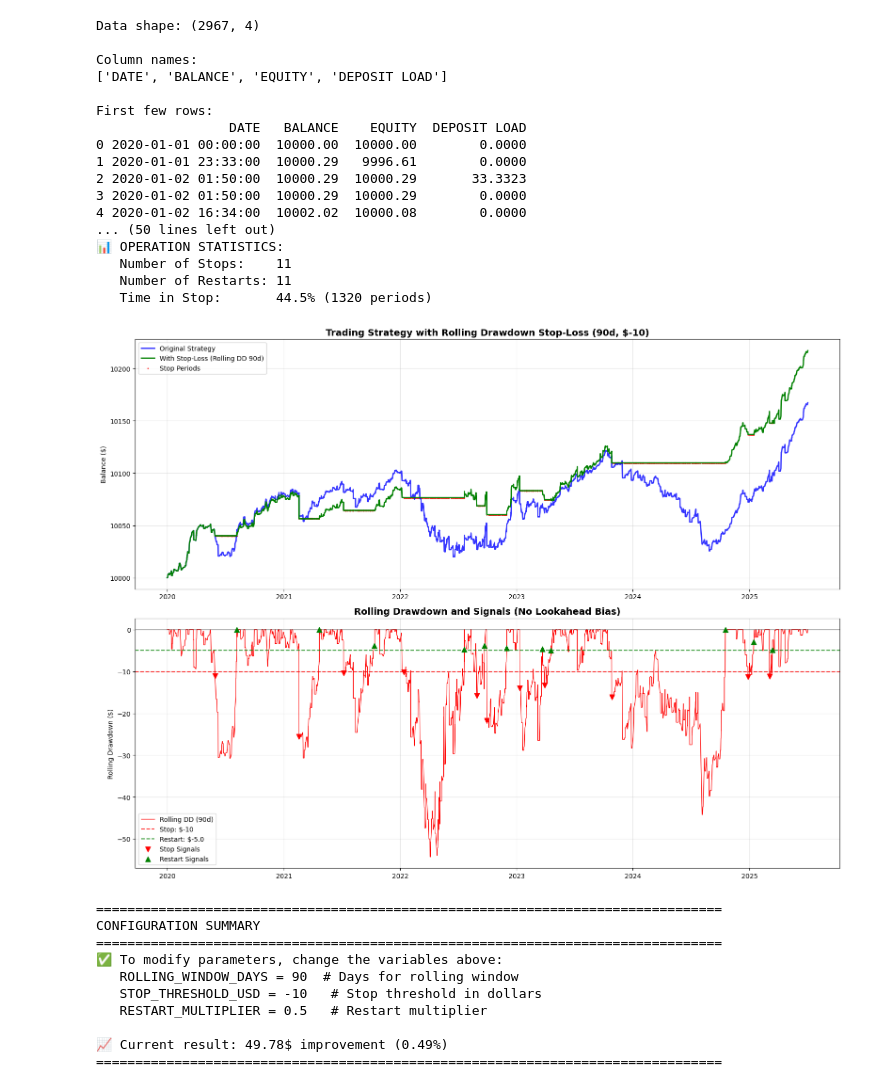
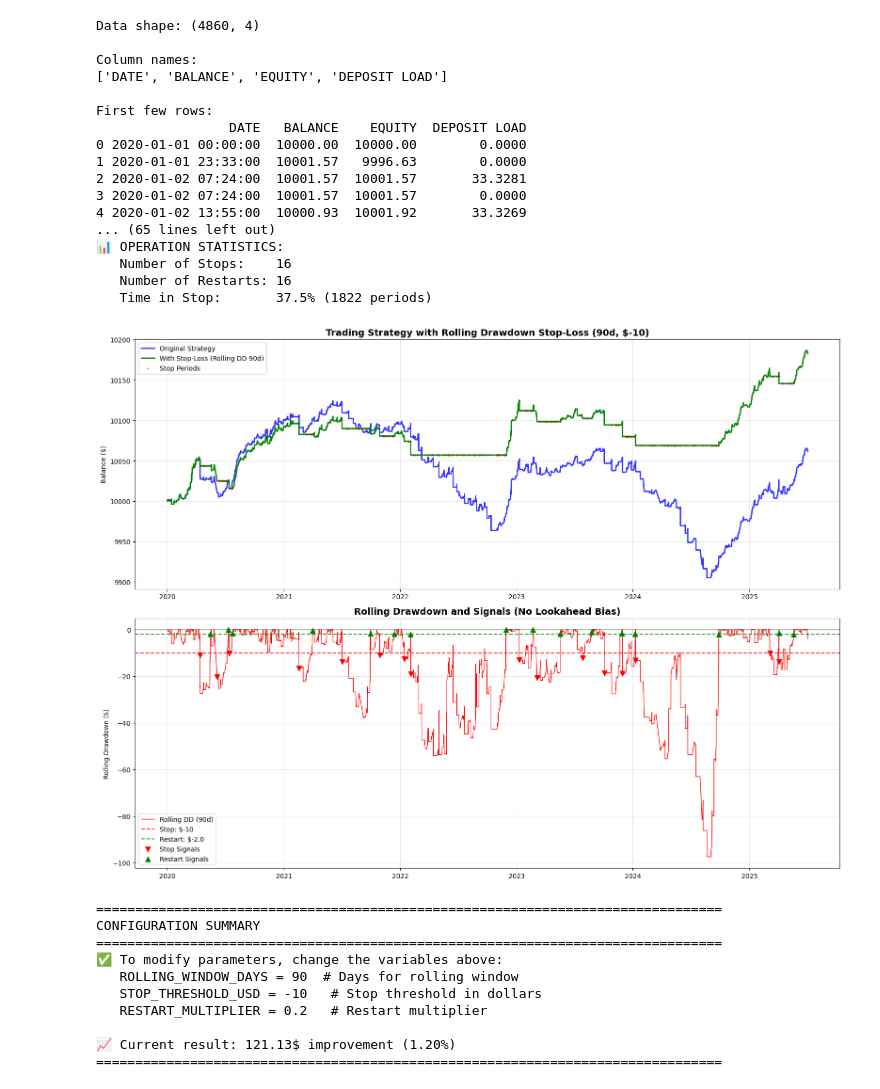
Before and after one commit to edoardoCame/bollingerBands, a Jupyter notebook: notebooks/drawdown filter/consecutive.ipynb, the cells around one changed output. Drawn from its saved outputs; the diff is of its cells as text; code cells hidden in the pictures.

```diff
--- a/notebooks/drawdown filter/consecutive.ipynb
+++ b/notebooks/drawdown filter/consecutive.ipynb
@@ -5,7 +5,7 @@ import numpy as np
 from datetime import datetime
 
 # Read the CSV file with proper encoding and header
-df = pd.read_csv('/workspaces/bollingerBands/notebooks/volatility impact/balance backtest from 2020 eurchf.csv', sep='\t', encoding='utf-16')
+df = pd.read_csv('/workspaces/bollingerBands/notebooks/drawdown filter/DATA/eurchf 7200_05.csv', sep='\t', encoding='utf-16')
 
 # Clean column names (remove angle brackets)
 df.columns = [col.strip('<>') for col in df.columns]
@@ -23,7 +23,7 @@ print(df.head())
 # Configuration parameters
 ROLLING_WINDOW_DAYS = 90    # Days for rolling window
 STOP_THRESHOLD_USD = -10    # Stop threshold in dollars (negative)
-RESTART_MULTIPLIER = 0.5    # Multiplier for restart threshold (0.5 = half the stop threshold)
+RESTART_MULTIPLIER = 0.2    # Multiplier for restart threshold (0.5 = half the stop threshold)
 
 def simulate_stop_strategy(df, stop_threshold_usd=STOP_THRESHOLD_USD,
                           restart_multiplier=RESTART_MULTIPLIER,
@@ -171,52 +171,52 @@ if len(restart_signals) > 0:
     ax2.scatter(restart_signals['DATE'], restart_signals['rolling_drawdown_abs'],
                color='green', s=60, marker='^', label='Restart Signals', zorder=5)
 
 ax2.set_title(f'Rolling Drawdown and Signals (No Lookahead Bias)',
              fontsize=14, fontweight='bold')
 ax2.set_ylabel('Rolling Drawdown ($)')
 ax2.legend()
 ax2.grid(True, alpha=0.3)
 
 plt.tight_layout()
 plt.show()
 
 print(f"\n" + "="*80)
 print("CONFIGURATION SUMMARY")
 print("="*80)
 print(f"✅ To modify parameters, change the variables above:")
 print(f"   ROLLING_WINDOW_DAYS = {ROLLING_WINDOW_DAYS}  # Days for rolling window")
 print(f"   STOP_THRESHOLD_USD = {STOP_THRESHOLD_USD}   # Stop threshold in dollars")
 print(f"   RESTART_MULTIPLIER = {RESTART_MULTIPLIER}   # Restart multiplier")
 print(f"\n📈 Current result: {improvement:.2f}$ improvement ({improvement/original_balance*100:.2f}%)")
 print("="*80)
 # %% [output]
-Data shape: (2967, 4)
+Data shape: (4860, 4)
 
 Column names:
 ['DATE', 'BALANCE', 'EQUITY', 'DEPOSIT LOAD']
 
 First few rows:
                  DATE   BALANCE    EQUITY  DEPOSIT LOAD
 0 2020-01-01 00:00:00  10000.00  10000.00        0.0000
-1 2020-01-01 23:33:00  10000.29   9996.61        0.0000
-2 2020-01-02 01:50:00  10000.29  10000.29       33.3323
-3 2020-01-02 01:50:00  10000.29  10000.29        0.0000
-4 2020-01-02 16:34:00  10002.02  10000.08        0.0000
-... (50 lines left out)
+1 2020-01-01 23:33:00  10001.57   9996.63        0.0000
+2 2020-01-02 07:24:00  10001.57  10001.57       33.3281
+3 2020-01-02 07:24:00  10001.57  10001.57        0.0000
+4 2020-01-02 13:55:00  10000.93  10001.92       33.3269
+... (65 lines left out)
 📊 OPERATION STATISTICS:
-   Number of Stops:    11
-   Number of Restarts: 11
-   Time in Stop:       44.5% (1320 periods)
+   Number of Stops:    16
+   Number of Restarts: 16
+   Time in Stop:       37.5% (1822 periods)
-[figure, old version]
+[figure, new version]
 ================================================================================
 CONFIGURATION SUMMARY
 ================================================================================
 ✅ To modify parameters, change the variables above:
    ROLLING_WINDOW_DAYS = 90  # Days for rolling window
    STOP_THRESHOLD_USD = -10   # Stop threshold in dollars
-   RESTART_MULTIPLIER = 0.5   # Restart multiplier
+   RESTART_MULTIPLIER = 0.2   # Restart multiplier
 
-📈 Current result: 49.78$ improvement (0.49%)
+📈 Current result: 121.13$ improvement (1.20%)
 ================================================================================
 # %%
 # Convert DATE column to datetime
```
Also changed, not shown: parts of 3 cells of this notebook, 8 other files.
